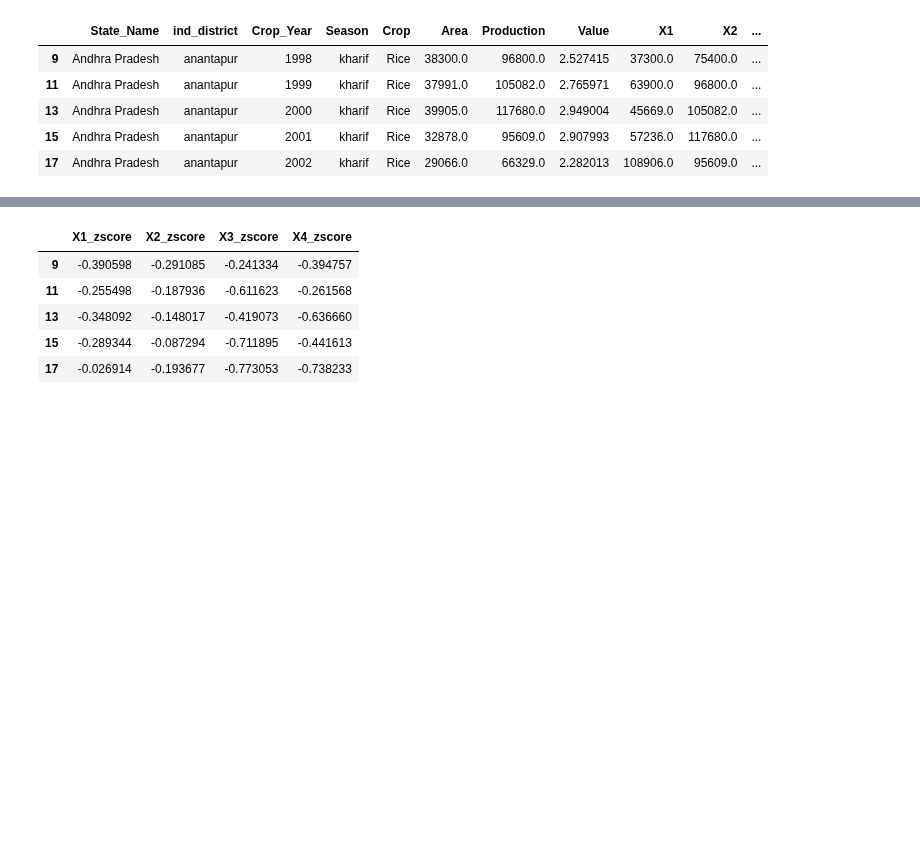
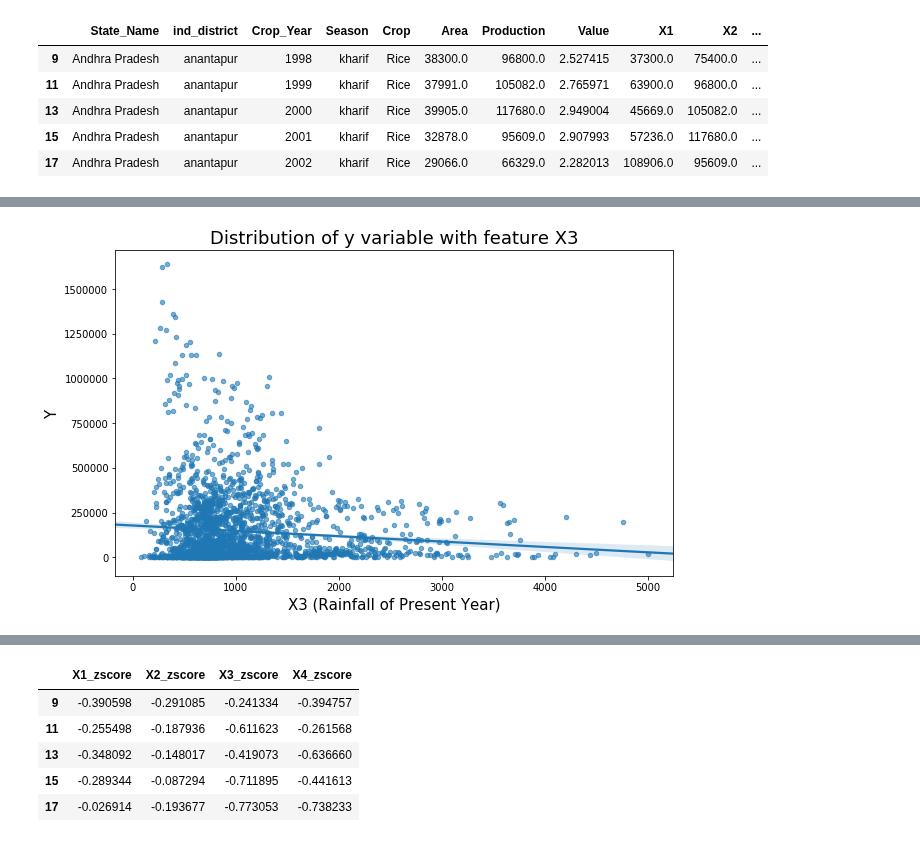
Before and after one commit to AkshanshChahal/ML-in-Agriculture, a Jupyter notebook: Baseline.ipynb, the cells around one changed output, grey strips where cells are left out. Cells and saved outputs as stored; diff of their text form; code cells hidden in the pictures; blank space fills up the shorter version.

```diff
--- a/Baseline.ipynb
+++ b/Baseline.ipynb
@@ -477,0 +511,12 @@ y = ricex[["Production"]]
+# %%
+Xplot = ricex[["X1", "X2", "X3", "X4","Production"]]
+
+var_name = "X3"
+plt.figure(figsize=(10,6))
+sns.regplot(x=var_name, y='Production', data=Xplot, scatter_kws={'alpha':0.6, 's':20})
+plt.xlabel(var_name + " (Rainfall of Present Year)", fontsize=15)
+plt.ylabel('Y', fontsize=15)
+plt.title("Distribution of y variable with feature "+var_name, fontsize=18)
+plt.show()
+# %% [output]
+[figure, added]
```
Also changed, not shown: parts of 9 cells of this notebook.
